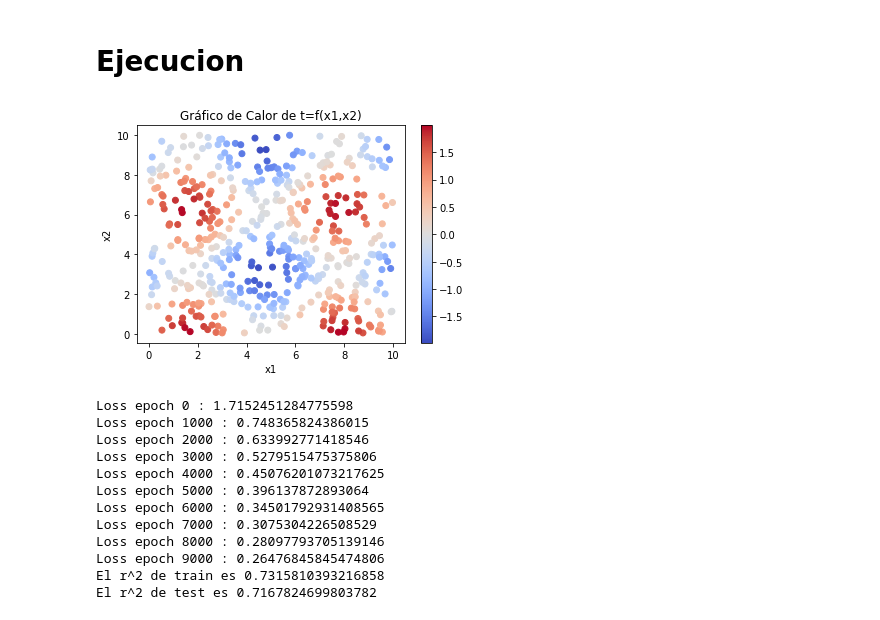
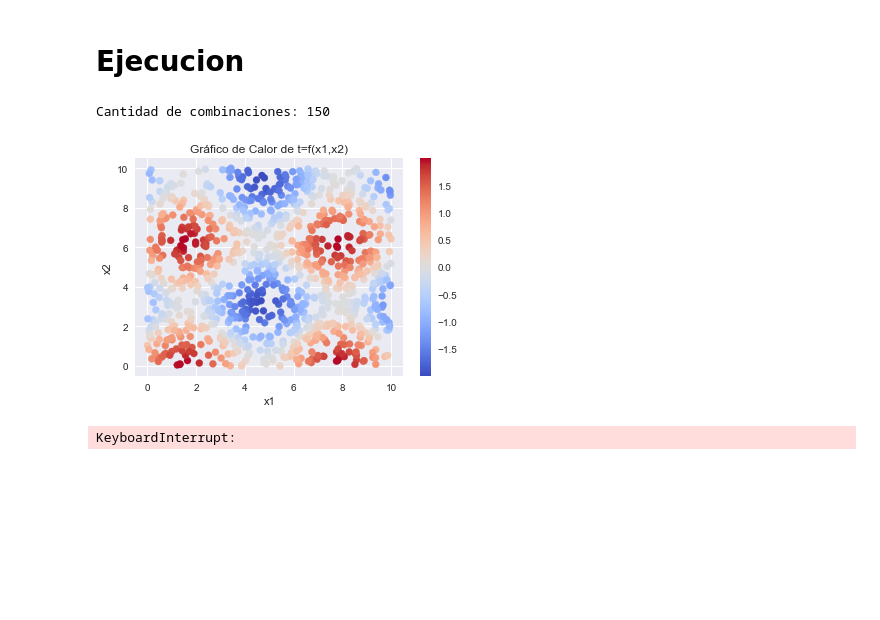
Before and after one commit to mabustillo14/IA2-2023, a Jupyter notebook: Trabajo_Practico_3/Tp3_Rodri/Ej6_rodri.ipynb, the cells around one changed output. Cells and saved outputs as stored; diff of their text form; code cells hidden in the pictures; blank space fills up the shorter version.

```diff
--- a/Trabajo_Practico_3/Tp3_Rodri/Ej6_rodri.ipynb
+++ b/Trabajo_Practico_3/Tp3_Rodri/Ej6_rodri.ipynb
@@ -3,6 +3,7 @@
 # %%
 import numpy as np
 import matplotlib.pyplot as plt
+plt.style.use('seaborn')  # Aplicar el estilo 'ggplot'
 
 
 def inicializar_pesos(n_entrada, n_capa_2, n_capa_3):
@@ -187,20 +379,25 @@ def r2_ej5(x,t,pesos,conjunto,imprimir=False):
+# %%
+#Estas serán los parámetros a analizar. Las listas tienen el siguiente orden:
+#(valor_min, valor_max, paso)
+
+rango_learning_rate = (0.1, 1, 0.1)
+
+rango_cant_neuronas = (100, 500, 100)
+
+funciones_activacion = ('relu', 'sigmoide')
+
+rango_epochs = (10000, 20000, 5000)
+
+#para pasarlos facil a la función los meto en un diccionario.
+dicc_hiperparametros={"learning_rate": rango_learning_rate,
+                 "cant_neuronas": rango_cant_neuronas,
+                 "funciones_activacion": funciones_activacion,
+                 "epochs": rango_epochs}
 # %% [markdown]
 # Ejecucion
-# %%
-iniciar(numero_ejemplos=500, graficar_datos=True, N_epochs_ej3=100, tolerancia_ej3=20)
-
-'''PARA HACER ESTE EJERCICIO, FUE NECESARIO MODIFICAR LA FUNCIÓN DE LOSS, LAS DERIVADAS PARCIALES.TAMBIÉN SE BAJÓ EL LEARNING RATE DE 1 A 0.01 PARA QUE DE UN BUEN RESULTADO. COMO MEDIDA DE RENDIMIENTO SE USA R^2'''
-# %% [output]
-[figure, removed]
-Loss epoch 0 : 1.7152451284775598
-Loss epoch 1000 : 0.748365824386015
-Loss epoch 2000 : 0.633992771418546
-Loss epoch 3000 : 0.5279515475375806
-Loss epoch 4000 : 0.45076201073217625
-Loss epoch 5000 : 0.396137872893064
-Loss epoch 6000 : 0.34501792931408565
-Loss epoch 7000 : 0.3075304226508529
-Loss epoch 8000 : 0.28097793705139146
-Loss epoch 9000 : 0.26476845845474806
-El r^2 de train es 0.7315810393216858
-El r^2 de test es 0.7167824699803782
+# %%
+barridoHiperparametros(numero_ejemplos=1000, graficar_datos=True, dicc_hiperparametros=dicc_hiperparametros, barrido='matricial')
+# %% [output]
+Cantidad de combinaciones: 150
+[figure, added]
+KeyboardInterrupt:
```
Also changed, not shown: parts of 9 cells of this notebook.
